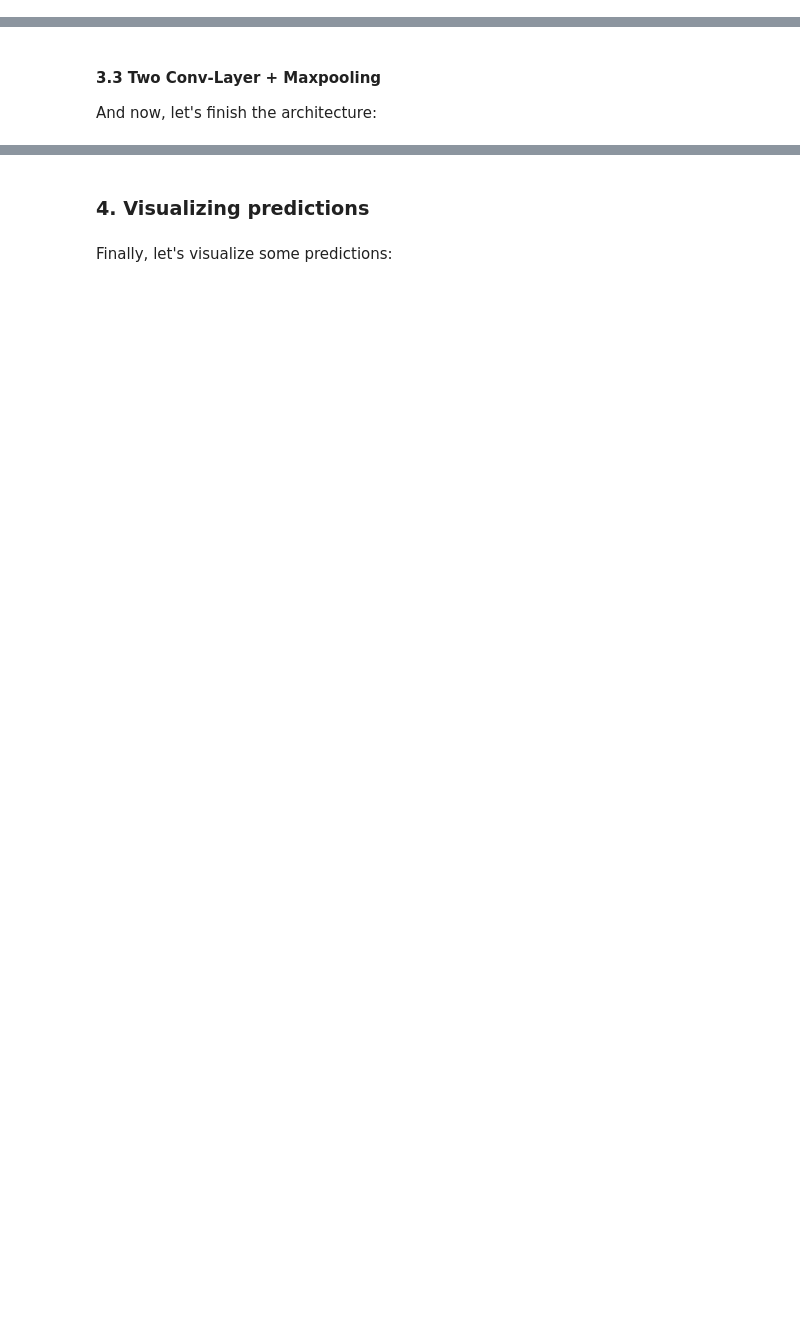
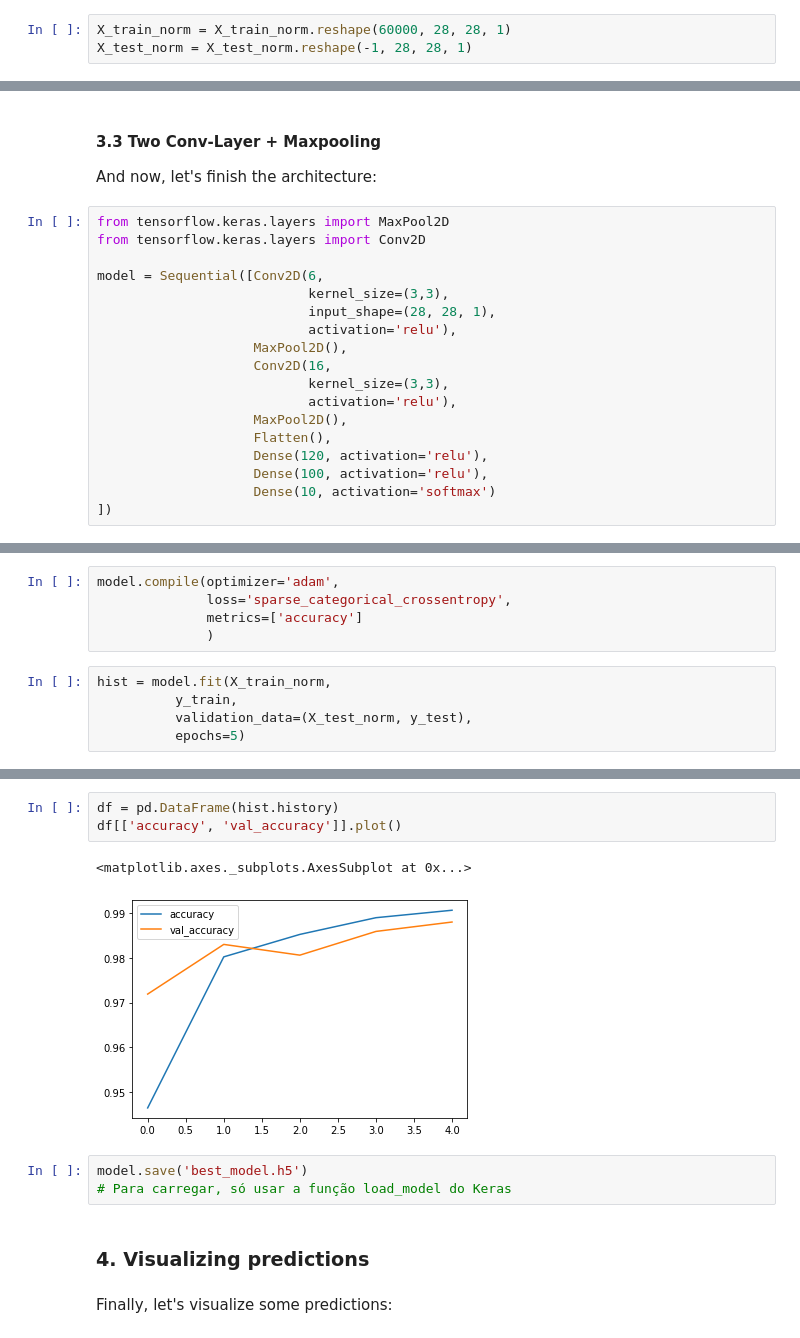
Before and after one commit to fabiodemo/Deep-Learning-CV-CNN-TL, a Jupyter notebook: cnn_implementation.ipynb, the cells around one changed output, grey strips where cells are left out. Cells and saved outputs as stored; diff of their text form; blank space fills up the shorter version.

```diff
--- a/cnn_implementation.ipynb
+++ b/cnn_implementation.ipynb
@@ -300,0 +363,3 @@ The analog architecture that is going to be used is:
+# %%
+X_train_norm = X_train_norm.reshape(60000, 28, 28, 1)
+X_test_norm = X_test_norm.reshape(-1, 28, 28, 1)
@@ -302,3 +383,21 @@ The analog architecture that is going to be used is:
 #### 3.3 Two Conv-Layer + Maxpooling
 
 And now, let's finish the architecture:
+# %%
+from tensorflow.keras.layers import MaxPool2D
+from tensorflow.keras.layers import Conv2D
+
+model = Sequential([Conv2D(6,
+                           kernel_size=(3,3),
+                           input_shape=(28, 28, 1),
+                           activation='relu'),
+                    MaxPool2D(),
+                    Conv2D(16,
+                           kernel_size=(3,3),
+                           activation='relu'),
+                    MaxPool2D(),
+                    Flatten(),
+                    Dense(120, activation='relu'),
+                    Dense(100, activation='relu'),
+                    Dense(10, activation='softmax')
+])
@@ -304,0 +424,10 @@ And now, let's finish the architecture:
+# %%
+model.compile(optimizer='adam',
+              loss='sparse_categorical_crossentropy',
+              metrics=['accuracy']
+              )
+# %%
+hist = model.fit(X_train_norm,
+          y_train,
+          validation_data=(X_test_norm, y_test),
+          epochs=5)
@@ -305,3 +445,12 @@ And now, let's finish the architecture:
+# %%
+df = pd.DataFrame(hist.history)
+df[['accuracy', 'val_accuracy']].plot()
+# %% [output]
+<matplotlib.axes._subplots.AxesSubplot at 0x...>
+[figure, added]
+# %%
+model.save('best_model.h5')
+# Para carregar, só usar a função load_model do Keras
 # %% [markdown]
 ### 4. Visualizing predictions
 # %% [markdown]
```
Also changed, not shown: parts of 43 cells of this notebook.
